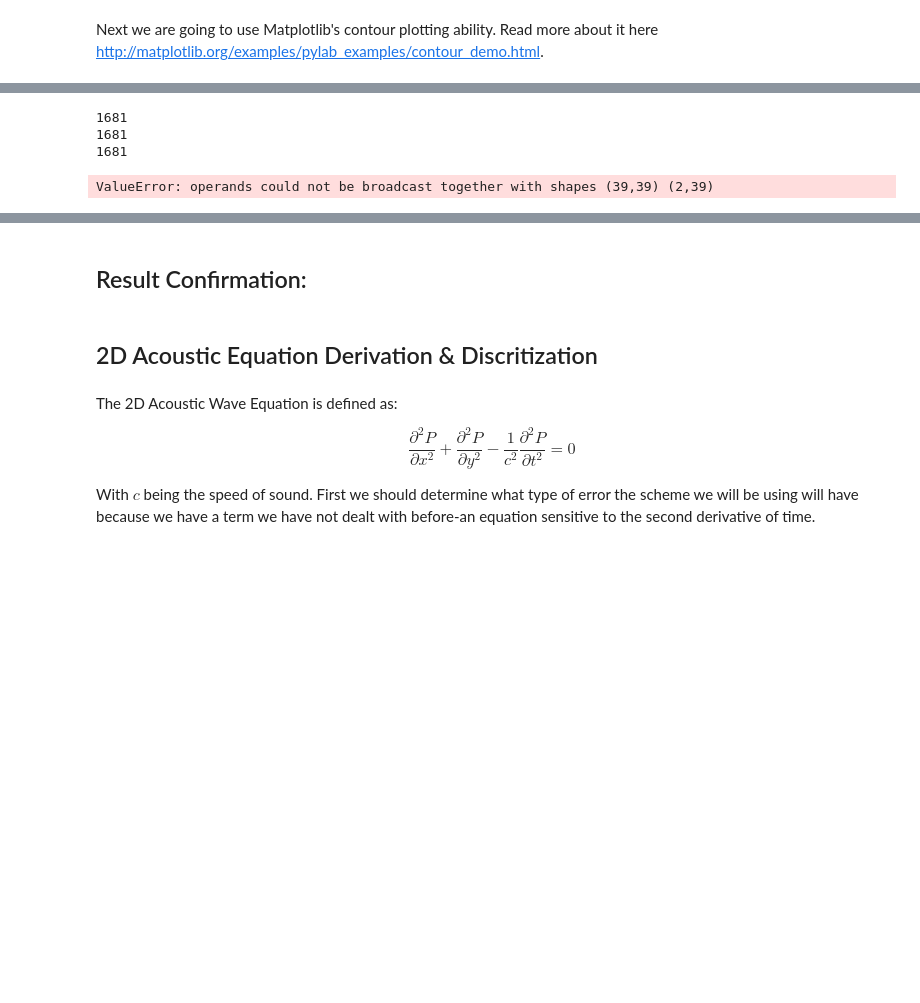
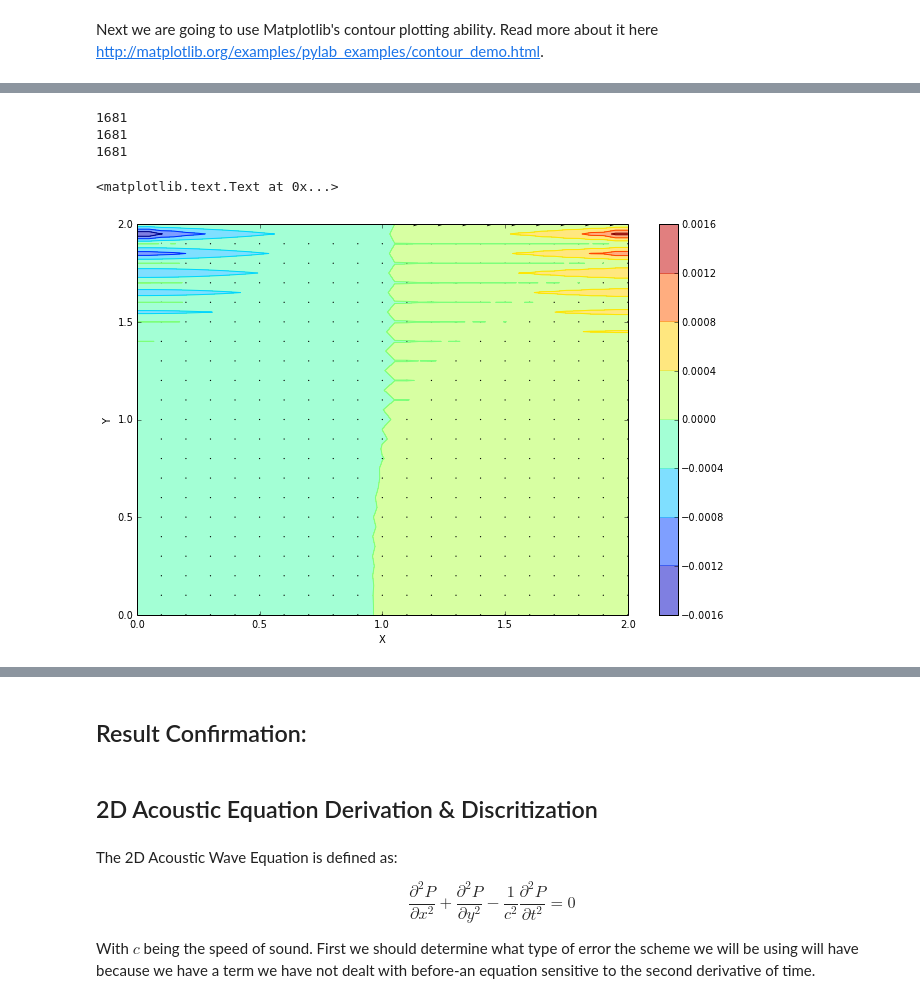
Before and after one commit to cbell14/Navier_Stokes_Acoustics, a Jupyter notebook: Final Project -- 2D Finite Difference NS & Acoustic Solver.ipynb, the cells around one changed output, grey strips where cells are left out. Cells and saved outputs as stored; diff of their text form; code cells hidden in the pictures; blank space fills up the shorter version.

Commit message:
First instance of code running
Matrix operations fixed such that NS solver compiles. Incorrect
magnitudes for velocity and Pressure

```diff
--- a/Final Project -- 2D Finite Difference NS & Acoustic Solver.ipynb
+++ b/Final Project -- 2D Finite Difference NS & Acoustic Solver.ipynb
@@ -119,15 +119,15 @@ ny = 41 #number of y grid points
 nt = 500 #number of time steps
 nit = 50
 dt = .001 #size of time steps
-dx = 4.0/(nx-1) #size of x steps
-dy = 4.0/(ny-1) #size of y steps
+dx = 2.0/(nx-1) #size of x steps
+dy = 2.0/(ny-1) #size of y steps
 sigma = 1 #CFL
 rho = 1 #kg/m^3
 nu = 1.846*10.0**-5.0 #kg/m s
 c = 340.29 #m/s
 
-x = linspace(0.0,4.0,nx)
-y = linspace(0.0,4.0,ny)
+x = linspace(0.0,2.0,nx)
+y = linspace(0.0,2.0,ny)
 Y,X = np.meshgrid(y,x)
 
 u = np.zeros((ny,nx))
@@ -281,16 +262,13 @@ def Burger2D(u, v, P, dt, dx, dy, rho, nu, nt):
     """
     un = np.empty_like(u)
     vn = np.empty_like(v)
-    b = np.zeros((ny,nx))
-    print size(un)
-    print size(vn)
-    print size(b)
+    bn = np.zeros((ny,nx))
 
     for n in range(1,nt):
         un = u.copy()
         vn = v.copy()
-        b = b_ij(u, v, dx, dy, rho, b)
-        P = Poisson2D(P, dx, dy, bn)
+        bn = b_ij(u, v, dx, dy, rho)
+        P = Poisson2D(dx, dy, bn)
 
         u[1:-1,1:-1] = un[1:-1,1:-1] -\
             (dt/(rho*2*dx))*(P[2:,1:-1] - P[0:-2,1:-1])+\
@@ -317,4 +295,4 @@ def Burger2D(u, v, P, dt, dx, dy, rho, nu, nt):
         v[:,-1] = 0
         u[-1,:] = 0
 
-    return u, v, P
+    return u, v, P, bn
@@ -389,19 +318,30 @@ http://matplotlib.org/examples/pylab_examples/contour_demo.html.
 # %%
-u = np.zeros((ny,nx))
-v = np.zeros((ny,nx))
-P = np.zeros((ny,nx))
-b = np.zeros((ny,nx))
-nt = 200
-u, v, P = Burger2D(u, v, P, dt, dx, dy, rho, nu, nt)
+#u = np.zeros((ny,nx))
+#v = np.zeros((ny,nx))
+#P = np.zeros((ny,nx))
+#b = np.zeros((ny,nx))
+nt = 1000
+u, v, P, bn = Burger2D(u, v, P, dt, dx, dy, rho, nu, nt)
 fig = plt.figure(figsize=(11,7), dpi=100)
 plt.contourf(X,Y,P,alpha=0.5)    ###plotting the pressure field as a contour
 plt.colorbar()
 plt.contour(X,Y,P)               ###plotting the pressure field outlines
-plt.quiver(X[::2,::2],Y[::2,::2],u[::2,::2],v[::2,::2]) ##plotting velocity
+plt.quiver(X[::2,::2],Y[::2,::2],u[::2,::2],v[::2,::2], units='width') ##plotting velocity
 plt.xlabel('X')
 plt.ylabel('Y')
+
+
+#figure()
+#Q = quiver( X, Y, U, V, units='width')
+#qk = quiverkey(Q, 0.9, 0.95, 2, r'$2 \frac{m}{s}$',
+#               labelpos='E',
+#               coordinates='figure',
+#               fontproperties={'weight': 'bold'})
+#axis([-1, 7, -1, 7])
+#title('scales with plot width, not view')
 # %% [output]
 1681
 1681
 1681
-ValueError: operands could not be broadcast together with shapes (39,39) (2,39)
+<matplotlib.text.Text at 0x...>
+[figure, added]
```
Also changed, not shown: parts of 12 cells of this notebook.
